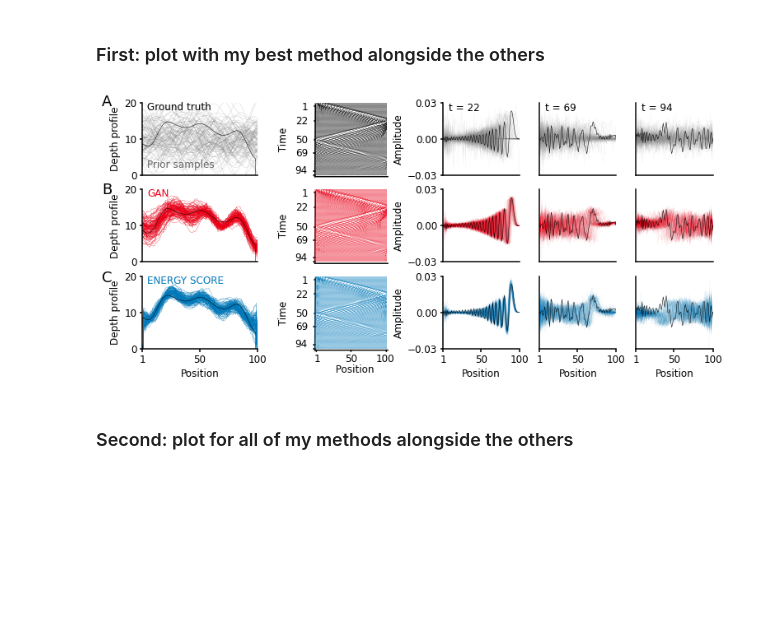
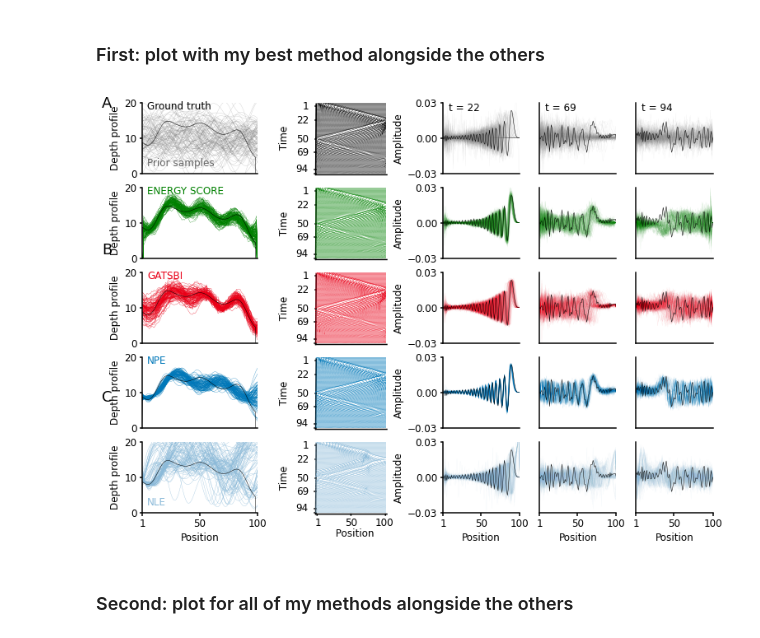
Before and after one commit to LoryPack/LFI_gen_networks_SRs, a Jupyter notebook: plotting_code/shallow_water.ipynb, the cells around one changed output. Saved outputs shown, nothing was run; the diff lists cells and outputs as text; code cells hidden in the pictures; blank space fills up the shorter version.

Commit message:
New images for shallow water model

```diff
--- a/plotting_code/shallow_water.ipynb
+++ b/plotting_code/shallow_water.ipynb
@@ -520,3 +553,5 @@ root_folder = "/data/localhost/pacchiar/GATSBI_extension_res/"
+# %%
+root_folder = "../"
 # %% [markdown]
 Define the generator network and the simulator model; the latter needs to be instantiated with no Fourier transform and no added noise to the output in order to compare with the stored data.
 # %%
@@ -582,6 +617,12 @@ for scoring_rule in scoring_rule_list:
         # simulations_list.append(np.array([simulator(sample.reshape(1,-1))[0] for sample in samples_list[-1]]).squeeze())
         z_samples[name] = np.array([simulator(sample.reshape(1,-1))[0] for sample in post_samples[name]]).squeeze()
 
+        #save the posterior samples to a file
+        np.savez(f"plotting_data/shallow_water_model_posterior_samples_{name}.npz", posterior_samples=post_samples[name])
+
+        # save the posterior predictive samples to a file
+        np.savez(f"plotting_data/shallow_water_model_posterior_predictive_samples_{name}.npz", posterior_predictive_samples=z_samples[name])
+
         #break
     #break
 # %% [output]
@@ -648,10 +693,10 @@ Now compute posterior samples and simulations with my trained GATSBI. I have not
 widths  = [3, 3.8, 2, 2, 2]
 
 # methods = ["groundtruth", "gatsbi", "npe", "nle"]
-methods = ["groundtruth", "gatsbi", "npe", "energy_score10_20"]
-method_names = ["groundtruth", "gan", "npe", "Energy Score"]
-methods = ["groundtruth", "gatsbi", "energy_score10_20"]
-method_names = ["groundtruth", "gan", "Energy Score"]
+methods = ["groundtruth", "energy_score10_20", "gatsbi", "npe",  "nle", ]
+method_names = ["groundtruth", "Energy Score",  "gatsbi", "npe", "nle",]
+# methods = ["groundtruth", "gatsbi", "energy_score10_20"]
+# method_names = ["groundtruth", "gan", "Energy Score"]
 heights = [3] * len(methods)
 assert len(heights) == len(methods)
 
@@ -668,7 +713,7 @@ colors = {"groundtruth": "k",
           "npe": "#0078B9",
           "nre": "#78ADD1",
           "nle": "#8BBAD9"}
-colors.update({name: "#0078B9" for name in my_names_list})  # add my methods
+colors.update({name: "#008000" for name in my_names_list})  # add my methods
 
 line_alpha = 0.95
 line_width = 0.3
@@ -854,34 +899,34 @@ with mpl.rc_context(fname='./matplotlibrc'):
                 )
 
             elif col == 1:
                 ax = fig.add_subplot(spec[row, col], projection='3d')
                 ax = plot_waves(
                     ax,
                     methods[row],
                     hide_x=True if row != (nrows-1) else False,
                 )
 
             elif col > 1:
                 ax = fig.add_subplot(spec[row, col])
                 ax = plot_waves_zoom_in(
                     ax,
                     methods[row],
                     timepoints[col-2],
                     hide_t=True if row != 0 else False,
                     hide_y=True if col > 2 else False,
                     hide_x=True if row != (nrows-1) else False,
                 )
 
     # Note: These positions might look bad in the preview but turn out well on pdf export
     panel_x = 0.07
     fig.text(panel_x, .87, "A", fontsize=18)
     fig.text(panel_x, .6, "B", fontsize=18)
     fig.text(panel_x, .33, "C", fontsize=18)
     #fig.text(panel_x, .280, "D", fontsize=18)
 
     plt.savefig("plots/shallow_water_model/shallow_water_model_best_methods.pdf")
 # %% [output]
-[figure, old version]
+[figure, new version]
 # %% [markdown]
 ### Second: plot for all of my methods alongside the others
 # %%
```
Also changed, not shown: parts of 24 cells of this notebook, 17 other files.
